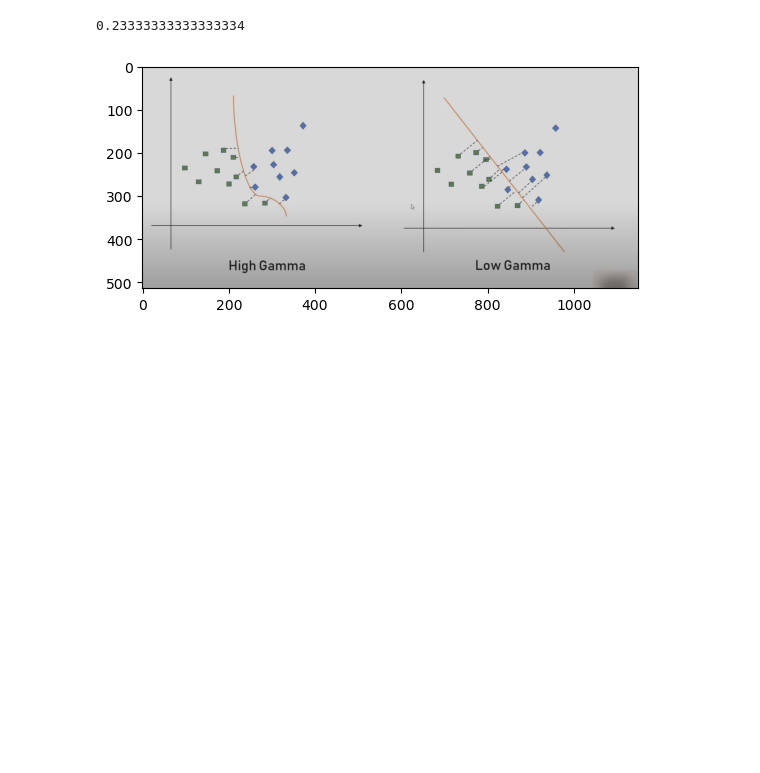
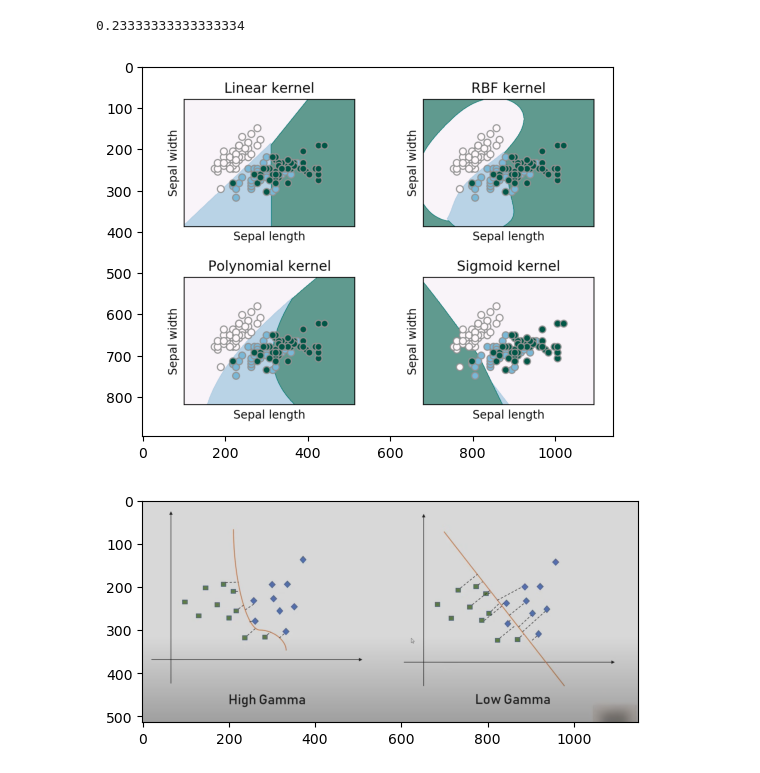
Before and after one commit to dawoodshahzad07/SVM, a Jupyter notebook: raisin.ipynb, the cells around one changed output. Saved outputs shown, nothing was run; the diff lists cells and outputs as text; code cells hidden in the pictures; blank space fills up the shorter version.

```diff
--- a/raisin.ipynb
+++ b/raisin.ipynb
@@ -155,6 +192,15 @@ model2.fit(x_train,y_train)
 model2.score(x_test,y_test)
 # %% [output]
 0.23333333333333334
+# %%
+import cv2
+from matplotlib import pyplot as plt
+img=cv2.cvtColor(cv2.imread('C:\\Users\\Home\\Desktop\\img3.png'),cv2.COLOR_BGR2RGB)
+plt.imshow(img)
+plt.show()
+#kernels
+# %% [output]
+[figure, added]
 # %%
 import cv2
 from matplotlib import pyplot as plt
```
Also changed, not shown: parts of 11 cells of this notebook.
